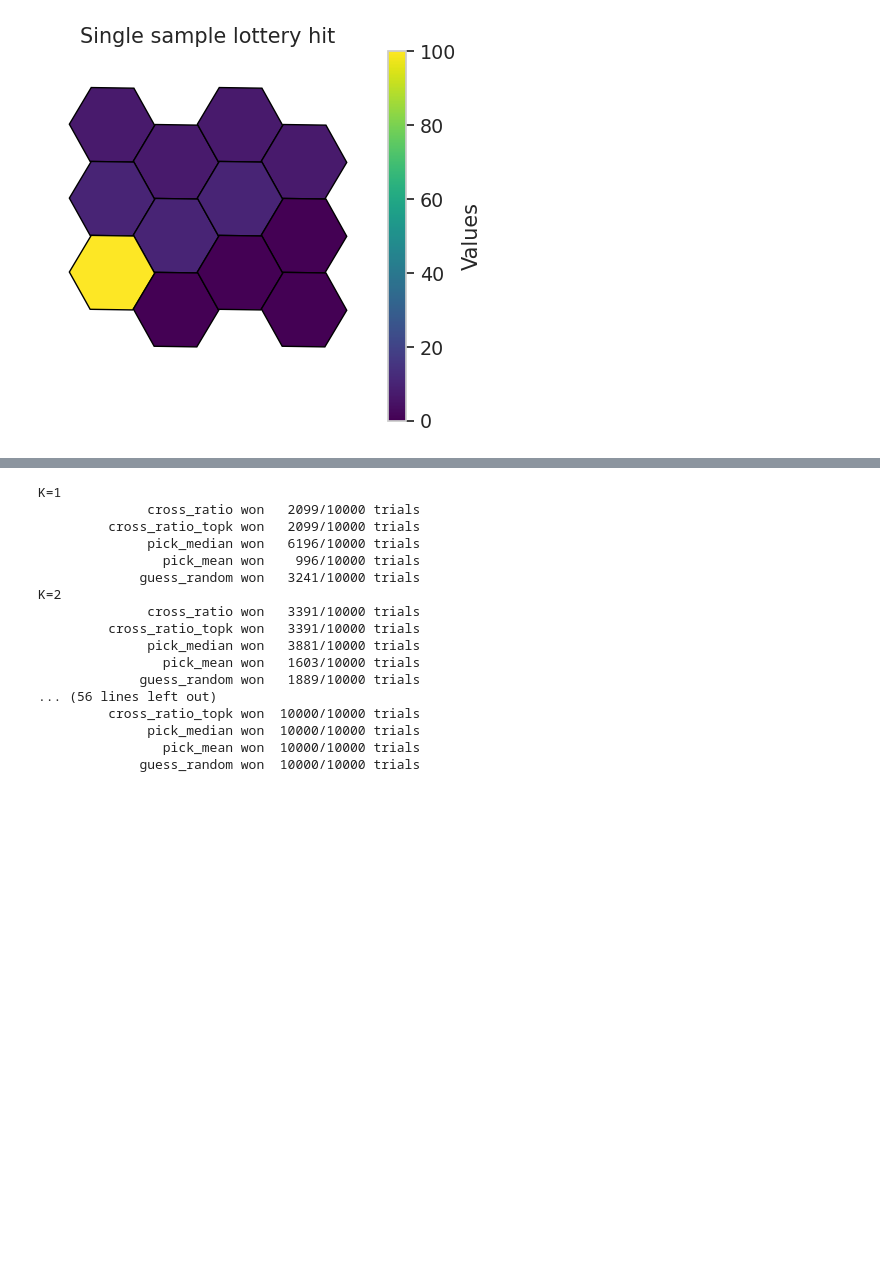
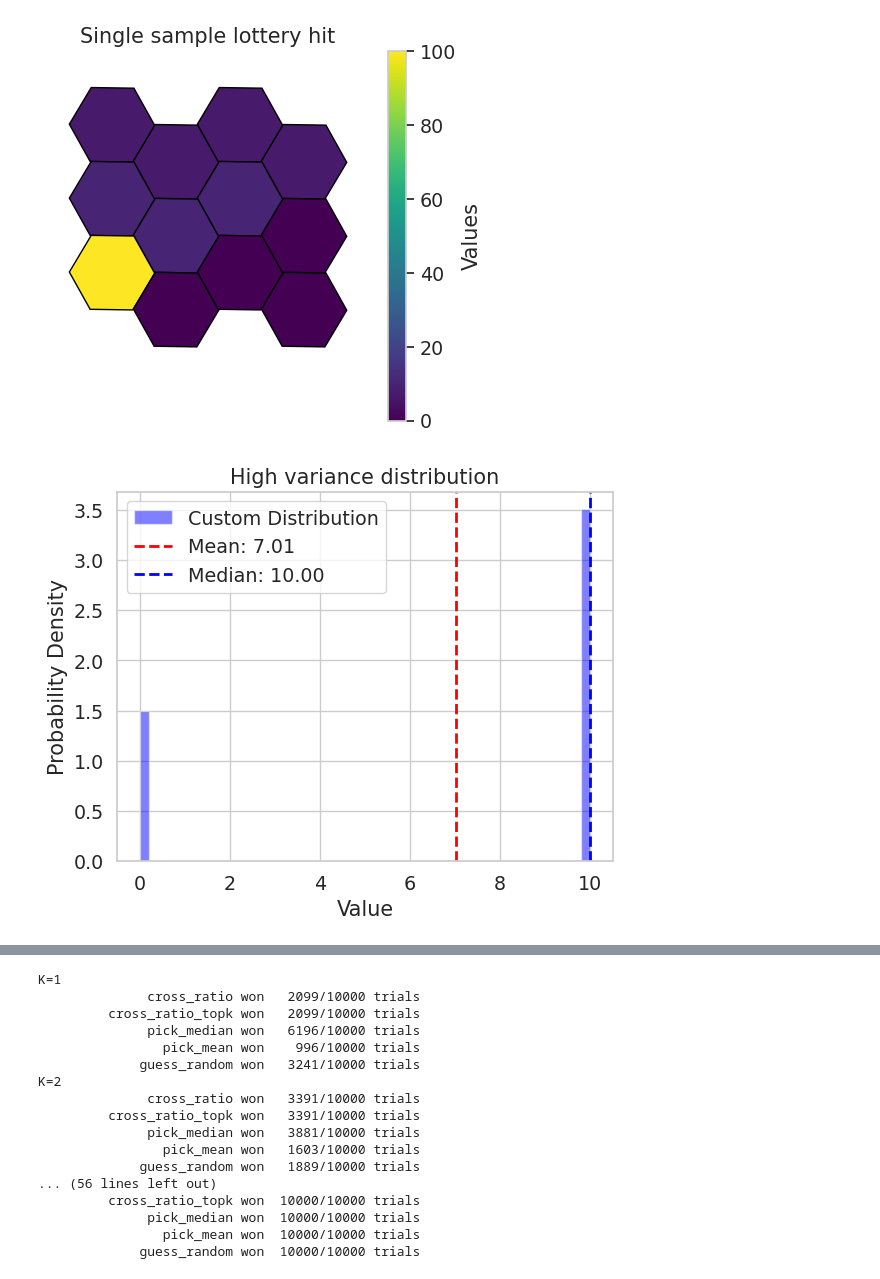
Before and after one commit to kheuton/prob_diff_topk, a Jupyter notebook: synth_data.ipynb, the cells around one changed output, grey strips where cells are left out. Cells and saved outputs as stored; diff of their text form; code cells hidden in the pictures; blank space fills up the shorter version.

```diff
--- a/synth_data.ipynb
+++ b/synth_data.ipynb
@@ -15,7 +18,7 @@ from plotting_funcs import sample_and_plot
 # %%
 consistent_4 = [QuantizedNormal(7, 0.1) for _ in range(4)]
 
-highvar_4 = [ZeroInflatedDist(QuantizedNormal(10, 0.1), 0.3) for _ in range(4)]
+highvar_4 = [ZeroInflatedDist(QuantizedNormal(10, 0.1), 1-0.7) for _ in range(4)]
 
 powerball_4 = [ZeroInflatedDist(QuantizedNormal(100, 0.1), 0.9) for _ in range(4)]
 
@@ -36,3 +39,7 @@ sample_and_plot(dist_N, size=1000, average=False, index=-1, title='Single sample
 sample_and_plot(dist_N, size=1000, average=False, index=-6, title='Single sample lottery hit')
 # %% [output]
 [figure]
+# %%
+plot_dist(highvar_4[0], title='High variance distribution')
+# %% [output]
+[figure, added]
```
Also changed, not shown: parts of 9 cells of this notebook, 1 other file.
